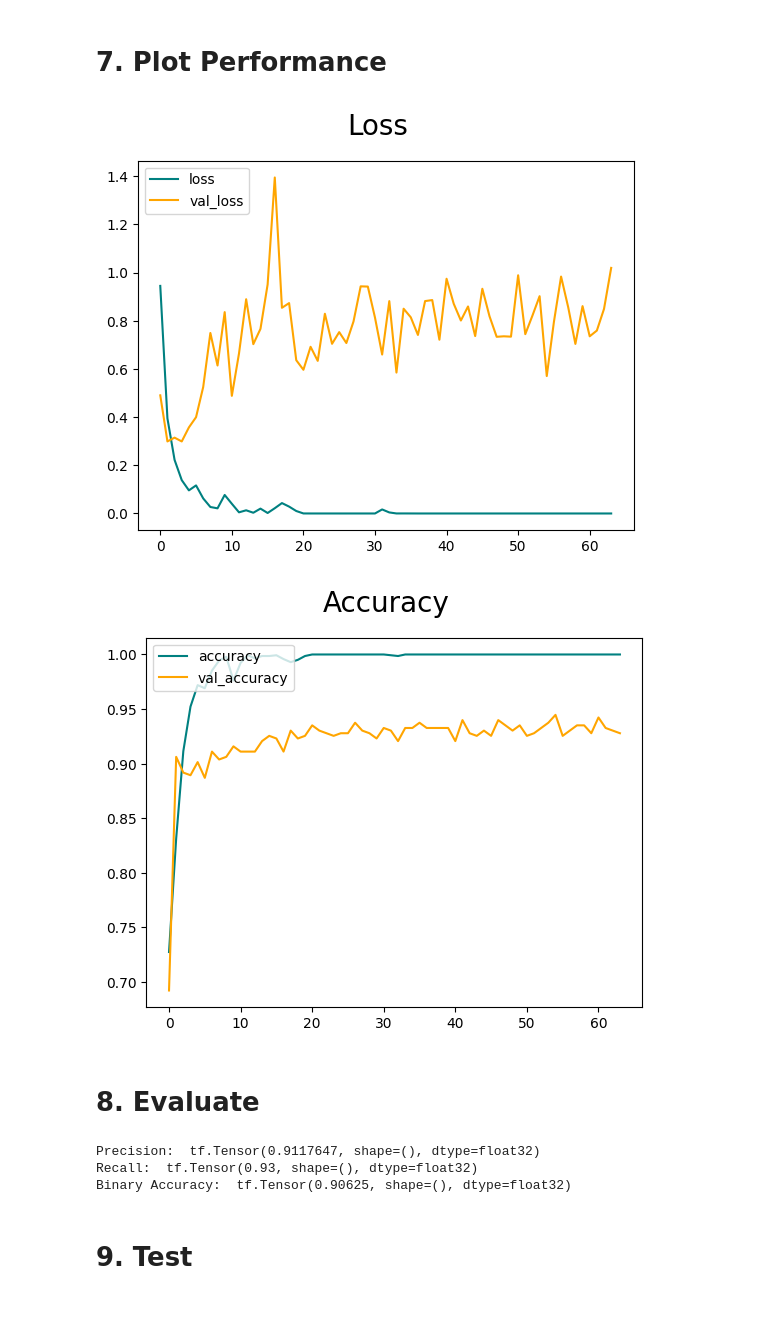
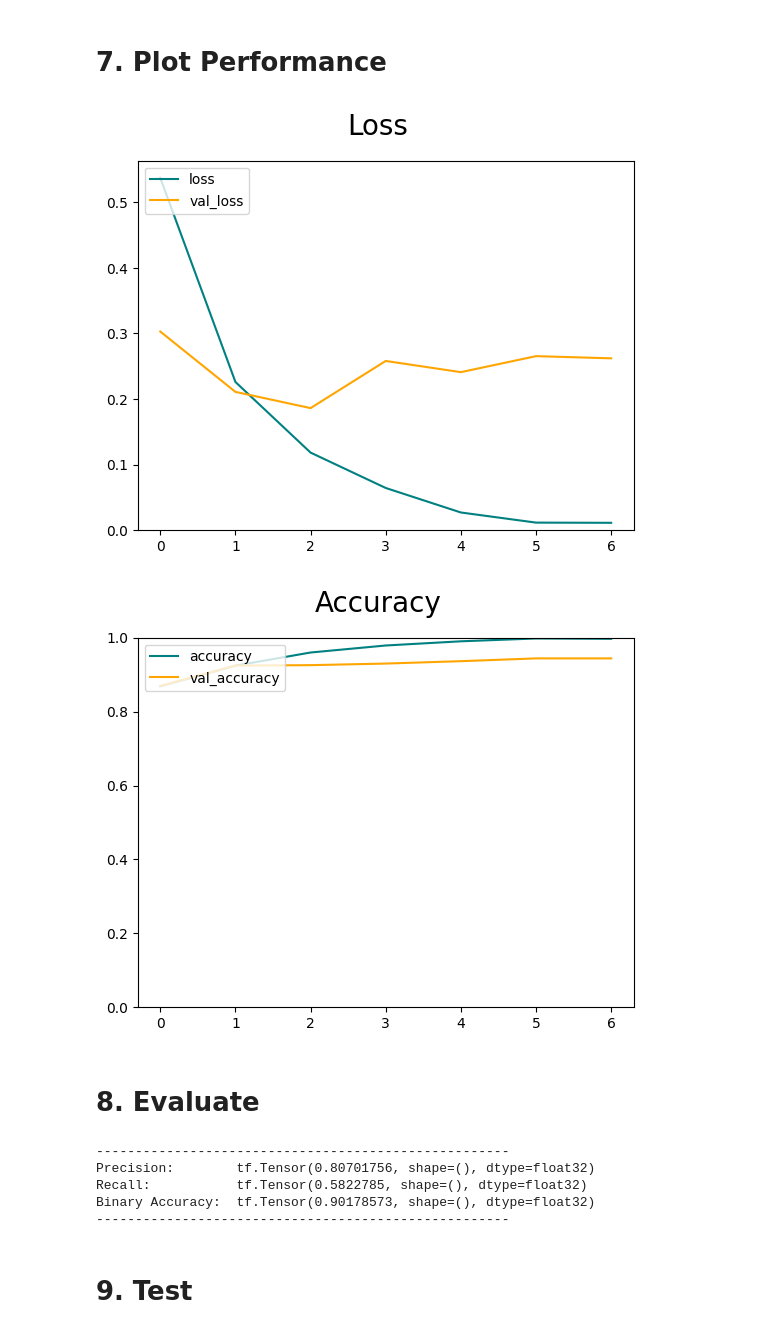
Before and after one commit to jasonwpegg/ImageClassification, a Jupyter notebook: Classified - Slim.ipynb, the cells around one changed output. Cells and saved outputs as stored; diff of their text form; code cells hidden in the pictures.

```diff
--- a/Classified - Slim.ipynb
+++ b/Classified - Slim.ipynb
@@ -41,6 +50,6 @@ len(data)
 # %%
-train_size = int(len(data)*.7)+1
-val_size = int(len(data)*.2)+1
+train_size = int(len(data)*.7)
+val_size = int(len(data)*.2)
 test_size = int(len(data)*.1)
 # %%
 print("Train size: ", train_size)
@@ -64,25 +115,28 @@ from tensorflow.keras.layers import Conv2D, MaxPooling2D, Dense, Flatten
 # %%
 model = Sequential()
 # %%
-model.add(Conv2D(32, (7,7), 1, activation='relu', input_shape=(imgsize,imgsize,3)))
+model.add(Conv2D(32, (5,5), 1, activation='relu', input_shape=(imgsize,imgsize,3)))
 model.add(MaxPooling2D())
 
-model.add(Conv2D(64, (5,5), 1, activation='relu'))
+model.add(Conv2D(32, (3,3), 1, activation='relu'))
 model.add(MaxPooling2D())
 
-model.add(Conv2D(128, (3,3), 1, activation='relu'))
+model.add(Conv2D(32, (3,3), 1, activation='relu'))
 model.add(MaxPooling2D())
 
-model.add(Conv2D(256, (3,3), 1, activation='relu'))
-model.add(MaxPooling2D())
-
+# model.add(Conv2D(256, (3,3), 1, activation='relu'))
+# model.add(MaxPooling2D())
+#
 model.add(Flatten())
 
 model.add(Dense(512, activation='relu'))
+model.add(Dropout(0.25))
 model.add(Dense(512, activation='relu'))
 model.add(Dense(1, activation='sigmoid'))
-# %%
-model.compile('adam', loss=tf.losses.BinaryCrossentropy(), metrics=['accuracy'])
+# %%
+optimizer = tf.keras.optimizers.Adam(learning_rate=learning_rate, epsilon=epsilon)
+# optimizer = tf.keras.optimizers.Adam()
+model.compile(optimizer=optimizer, loss=tf.losses.BinaryCrossentropy(), metrics=['accuracy'])
 # %%
 model.summary()
 # %% [output]
@@ -134,21 +189,23 @@ Epoch 64/64
 # %%
 fig = plt.figure()
 plt.plot(hist.history['loss'], color='teal', label='loss')
 plt.plot(hist.history['val_loss'], color='orange', label='val_loss')
+plt.ylim(bottom=0)
 fig.suptitle('Loss', fontsize=20)
 plt.legend(loc="upper left")
 plt.show()
 # %% [output]
-[figure, old version]
+[figure, new version]
 # %%
 fig = plt.figure()
 plt.plot(hist.history['accuracy'], color='teal', label='accuracy')
 plt.plot(hist.history['val_accuracy'], color='orange', label='val_accuracy')
+plt.ylim(0, 1)
 fig.suptitle('Accuracy', fontsize=20)
 plt.legend(loc="upper left")
 plt.show()
 # %% [output]
-[figure, old version]
+[figure, new version]
 # %% [markdown]
 # 8. Evaluate
 # %%
@@ -165,12 +222,16 @@ for batch in test.as_numpy_iterator():
     re.update_state(y, yhat)
     acc.update_state(y, yhat)
 # %%
-print("Precision: ", pre.result())
-print("Recall: ", re.result())
+print("-----------------------------------------------------")
+print("Precision:       ", pre.result())
+print("Recall:          ", re.result())
 print("Binary Accuracy: ", acc.result())
+print("-----------------------------------------------------")
 # %% [output]
-Precision:  tf.Tensor(0.9117647, shape=(), dtype=float32)
-Recall:  tf.Tensor(0.93, shape=(), dtype=float32)
-Binary Accuracy:  tf.Tensor(0.90625, shape=(), dtype=float32)
+-----------------------------------------------------
+Precision:        tf.Tensor(0.80701756, shape=(), dtype=float32)
+Recall:           tf.Tensor(0.5822785, shape=(), dtype=float32)
+Binary Accuracy:  tf.Tensor(0.90178573, shape=(), dtype=float32)
+-----------------------------------------------------
 # %% [markdown]
 # 9. Test
```
Also changed, not shown: parts of 34 cells of this notebook, 5 other files.
